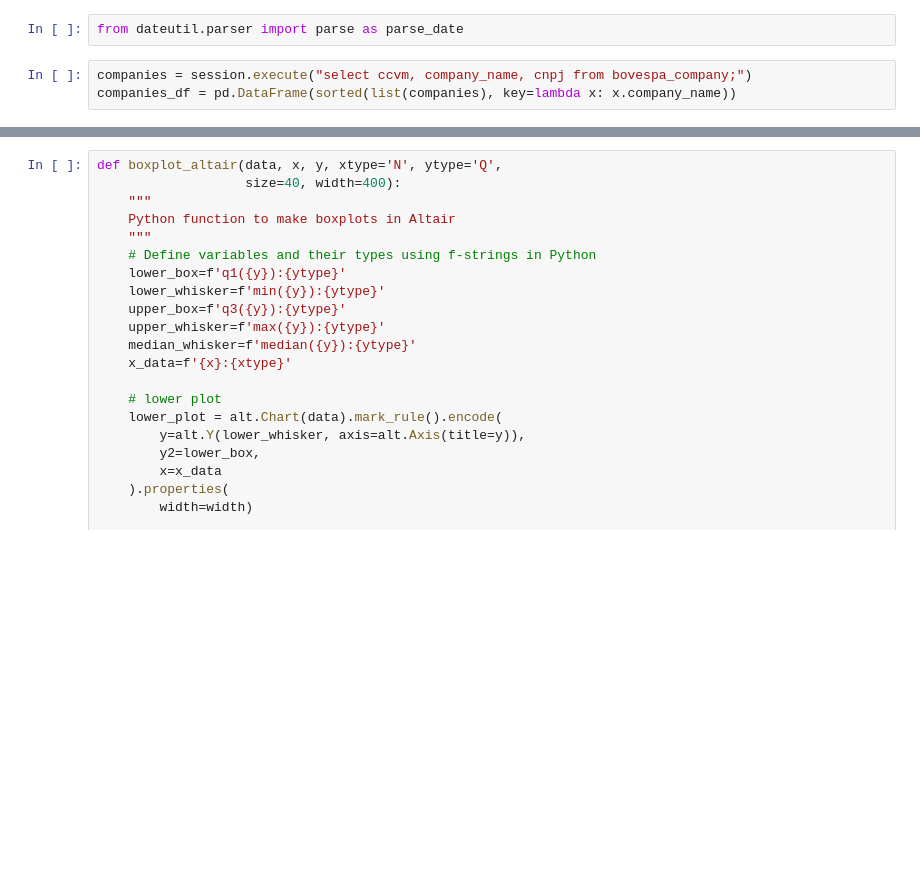
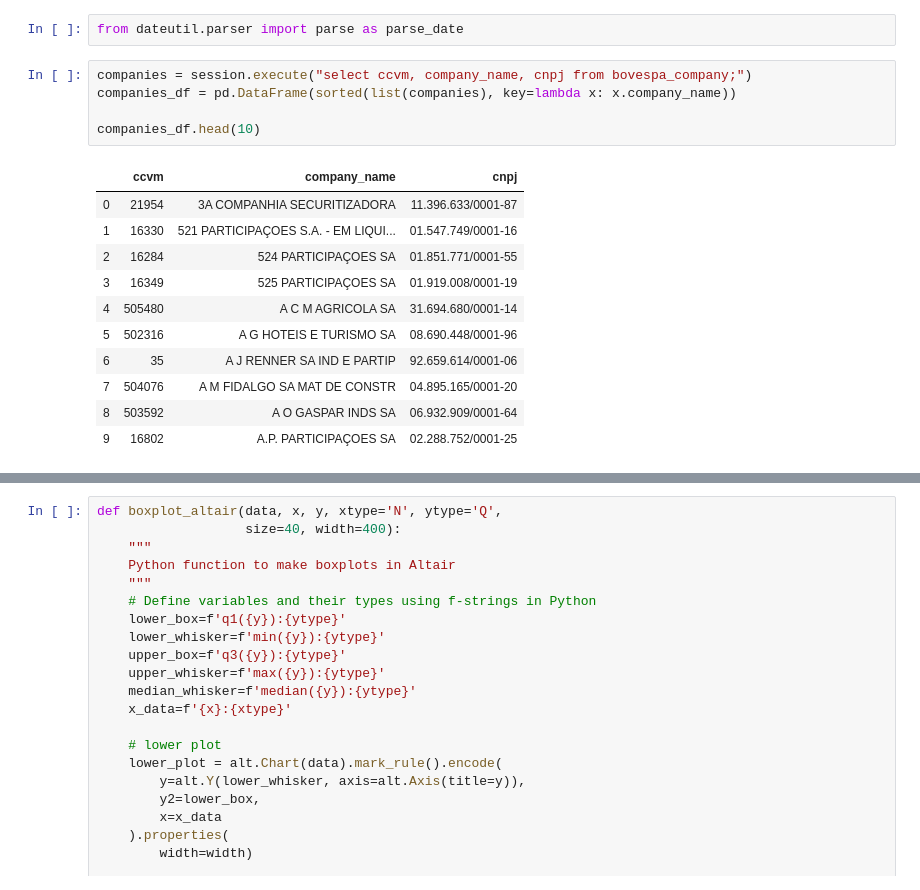
Before and after one commit to preseries/django-davinci-crawling, a Jupyter notebook: davinci_crawling/example/bovespa/notebooks/Finantial Statements.ipynb, the cells around one changed output, grey strips where cells are left out. Saved outputs shown, nothing was run; the diff lists cells and outputs as text; blank space fills up the shorter version.

```diff
--- a/davinci_crawling/example/bovespa/notebooks/Finantial Statements.ipynb
+++ b/davinci_crawling/example/bovespa/notebooks/Finantial Statements.ipynb
@@ -16,6 +18,20 @@ from dateutil.parser import parse as parse_date
 # %%
 companies = session.execute("select ccvm, company_name, cnpj from bovespa_company;")
 companies_df = pd.DataFrame(sorted(list(companies), key=lambda x: x.company_name))
+
+companies_df.head(10)
+# %% [output]
+|  | ccvm | company_name | cnpj |
+| 0 | 21954 | 3A COMPANHIA SECURITIZADORA | 11.396.633/0001-87 |
+| 1 | 16330 | 521 PARTICIPAÇOES S.A. - EM LIQUI... | 01.547.749/0001-16 |
+| 2 | 16284 | 524 PARTICIPAÇOES SA | 01.851.771/0001-55 |
+| 3 | 16349 | 525 PARTICIPAÇOES SA | 01.919.008/0001-19 |
+| 4 | 505480 | A C M AGRICOLA SA | 31.694.680/0001-14 |
+| 5 | 502316 | A G HOTEIS E TURISMO SA | 08.690.448/0001-96 |
+| 6 | 35 | A J RENNER SA IND E PARTIP | 92.659.614/0001-06 |
+| 7 | 504076 | A M FIDALGO SA MAT DE CONSTR | 04.895.165/0001-20 |
+| 8 | 503592 | A O GASPAR INDS SA | 06.932.909/0001-64 |
+| 9 | 16802 | A.P. PARTICIPAÇOES SA | 02.288.752/0001-25 |
 # %%
 import json
 
```
Also changed, not shown: parts of 7 cells of this notebook.
